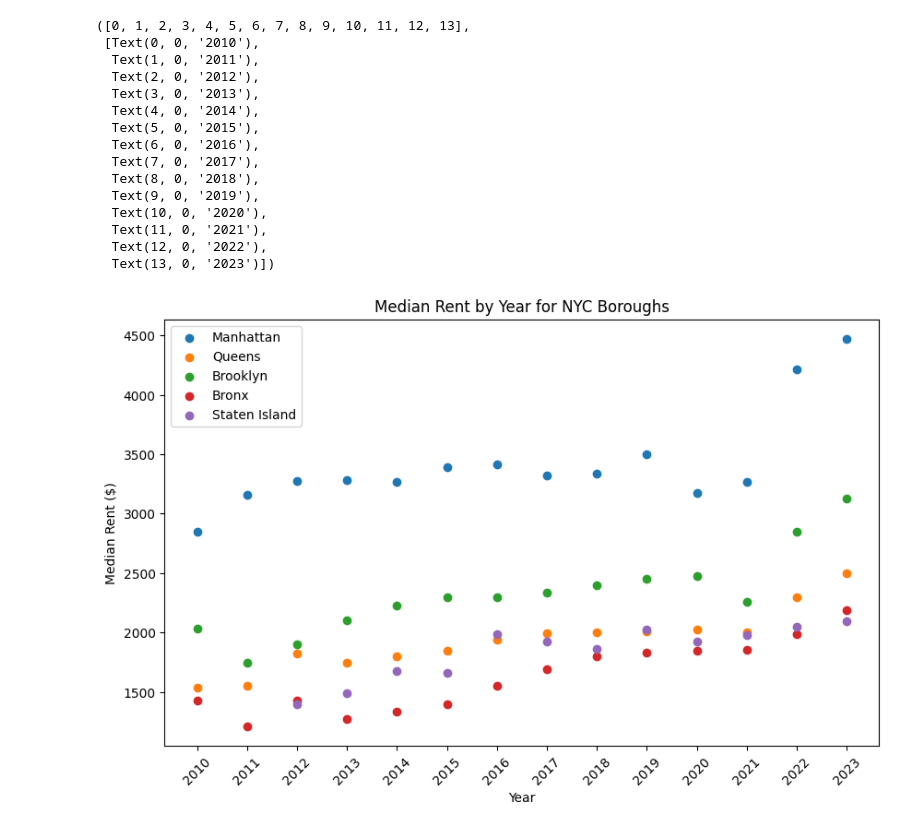
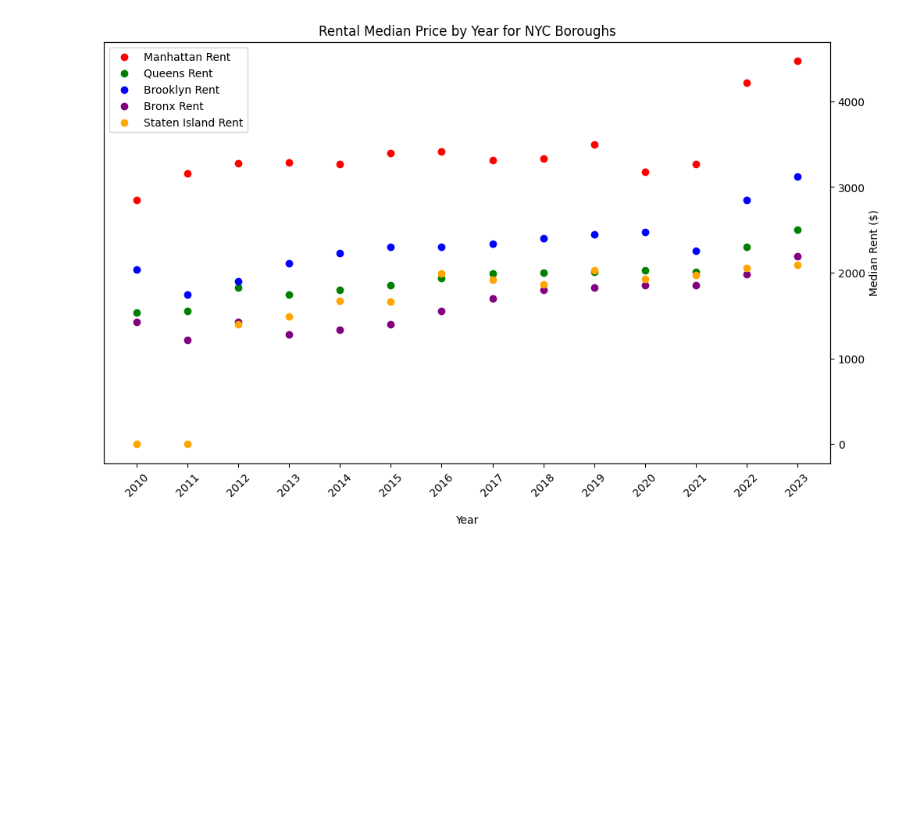
Before and after one commit to mtkrebs87/Project_1, a Jupyter notebook: Code Repository/Lauren builds scatterplots.ipynb, the cells around one changed output. Drawn from its saved outputs; the diff is of its cells as text; code cells hidden in the pictures; blank space fills up the shorter version.

Commit message:
updating scatterplots

```diff
--- a/Code Repository/Lauren builds scatterplots.ipynb
+++ b/Code Repository/Lauren builds scatterplots.ipynb
@@ -15,38 +18,54 @@ df.columns = ['Borough'] + list(map(str, range(2010, 2024)))
 # Convert values to float and remove $ signs
 for year in df.columns[1:]:
     df[year] = df[year].replace('[\$,]', '', regex=True).astype(float)
+# %%
+borough_colors = {
+    'Manhattan': 'red',
+    'Brooklyn': 'blue',
+    'Queens': 'green',
+    'Bronx': 'purple',
+    'Staten Island': 'orange'
+}
+# %%
+# Check if there are any NaN values in the dataset
+if df.iloc[:, 1:].isnull().values.any():
+    # Handle NaN values using .loc
+    df.iloc[:, 1:] = df.iloc[:, 1:].fillna(0)
 # %%
-# create the plot
-fig1 = plt.figure(figsize=(10, 6))
+# create the plot with a shared x-axis and separate y-axis for the median rent
+fig1, ax1 = plt.subplots(figsize=(12, 7))  # Increase the width
+
+# Hide the ax1 y-axis as it's not being used
+ax1.yaxis.set_visible(False)
+
+# Move the Median Rent axis to the right
+ax2 = ax1.twinx()  # Create a second y-axis that shares the same x-axis
 
 for borough in df['Borough'].unique()[:5]:
     borough_data = df[df['Borough'] == borough]
     years = borough_data.columns[1:]
     rents = borough_data.iloc[0, 1:]
-    plt.scatter(years, rents, label=borough)
+    ax2.scatter(years, rents, label=f"{borough} Rent", color=borough_colors[borough], marker='o')
 
-plt.xlabel('Year')
-plt.ylabel('Median Rent ($)')
-plt.title('Median Rent by Year for NYC Boroughs')
+ax2.legend(loc="upper left")  # Position the legend on the upper left
+
+# Set x-axis ticks and labels with rotation
+ax1.set_xticks(range(len(years)))
+ax1.set_xticklabels(years, rotation=45)
+
+# Explicitly set the position of the x-axis label
+ax1.set_xlabel('Year', labelpad=15)  # Adjust labelpad as needed
+
+ax1.set_ylabel('Rental Inventory')
+ax2.set_ylabel('Median Rent ($)')  # Explicitly set y-axis label for ax2
+plt.title('Rental Median Price by Year for NYC Boroughs')
 plt.legend()
-plt.xticks(rotation=45)
+
+ax = plt.gca()
+ax.yaxis.set_major_formatter(ScalarFormatter(useMathText=False))
+ax.ticklabel_format(style='plain', axis='y')
 # %% [output]
-([0, 1, 2, 3, 4, 5, 6, 7, 8, 9, 10, 11, 12, 13],
- [Text(0, 0, '2010'),
-  Text(1, 0, '2011'),
-  Text(2, 0, '2012'),
-  Text(3, 0, '2013'),
-  Text(4, 0, '2014'),
-  Text(5, 0, '2015'),
-  Text(6, 0, '2016'),
-  Text(7, 0, '2017'),
-  Text(8, 0, '2018'),
-  Text(9, 0, '2019'),
-  Text(10, 0, '2020'),
-  Text(11, 0, '2021'),
-  Text(12, 0, '2022'),
-  Text(13, 0, '2023')])
-[figure, old version]
+[figure, new version]
 # %%
 # Before showing the plot, save it to a file
 output_directory = '../Charts and Graphs Output'
```
Also changed, not shown: parts of 20 cells of this notebook, 5 other files.
